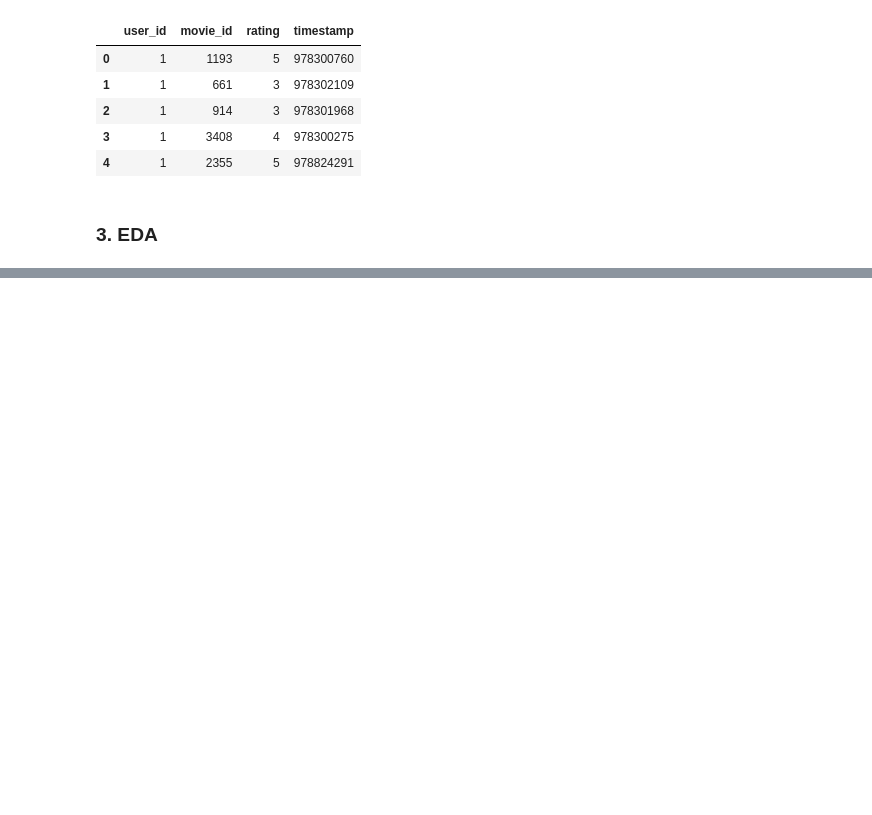
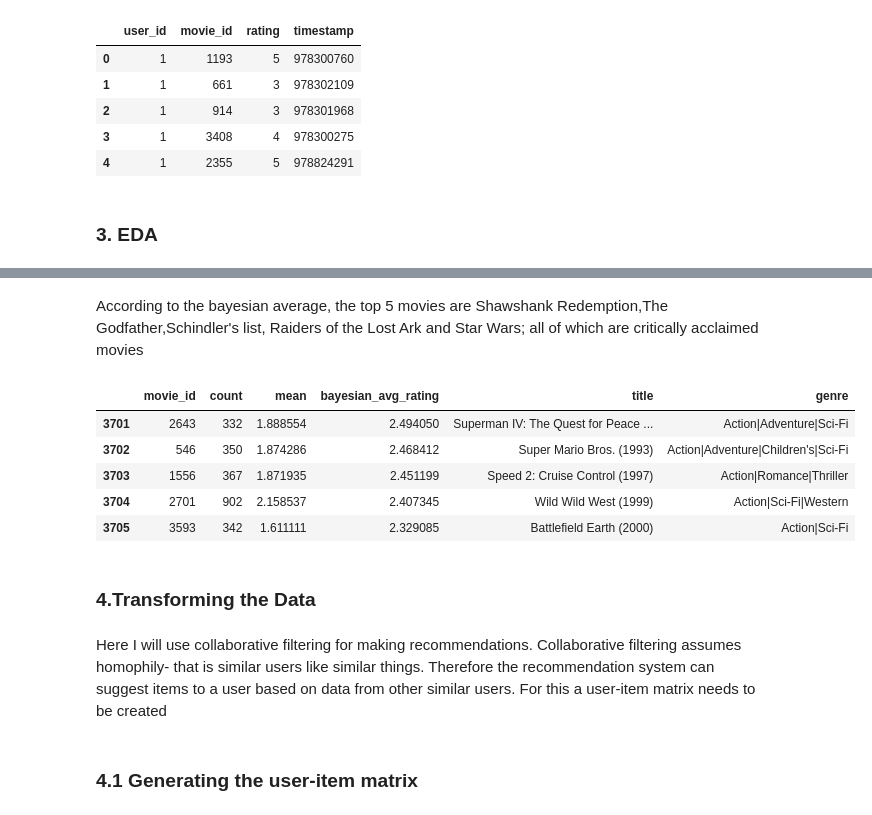
Before and after one commit to Satyaki9207/recommendation_system, a Jupyter notebook: my_recommender.ipynb, the cells around one changed output, grey strips where cells are left out. Saved outputs shown, nothing was run; the diff lists cells and outputs as text; code cells hidden in the pictures; blank space fills up the shorter version.

```diff
--- a/my_recommender.ipynb
+++ b/my_recommender.ipynb
@@ -50,0 +195,18 @@ ratings.head()
+# %% [markdown]
+According to the bayesian average, the top 5 movies are Shawshank Redemption,The Godfather,Schindler's list, Raiders of the Lost Ark and Star Wars; all of which are critically acclaimed movies
+# %%
+# Bottom 5 movies
+movie_stats.tail()
+# %% [output]
+|  | movie_id | count | mean | bayesian_avg_rating | title | genre |
+| 3701 | 2643 | 332 | 1.888554 | 2.494050 | Superman IV: The Quest for Peace ... | Action|Adventure|Sci-Fi |
+| 3702 | 546 | 350 | 1.874286 | 2.468412 | Super Mario Bros. (1993) | Action|Adventure|Children's|Sci-Fi |
+| 3703 | 1556 | 367 | 1.871935 | 2.451199 | Speed 2: Cruise Control (1997) | Action|Romance|Thriller |
+| 3704 | 2701 | 902 | 2.158537 | 2.407345 | Wild Wild West (1999) | Action|Sci-Fi|Western |
+| 3705 | 3593 | 342 | 1.611111 | 2.329085 | Battlefield Earth (2000) | Action|Sci-Fi |
+# %% [markdown]
+### 4.Transforming the Data
+# %% [markdown]
+Here I will use collaborative filtering for making recommendations. Collaborative filtering assumes homophily- that is similar users like similar things. Therefore the recommendation system can suggest items to a user based on  data from other similar users. For this a user-item matrix needs to be created
+# %% [markdown]
+### 4.1 Generating the user-item matrix
```
Also changed, not shown: parts of 31 cells of this notebook, 3 other files.
